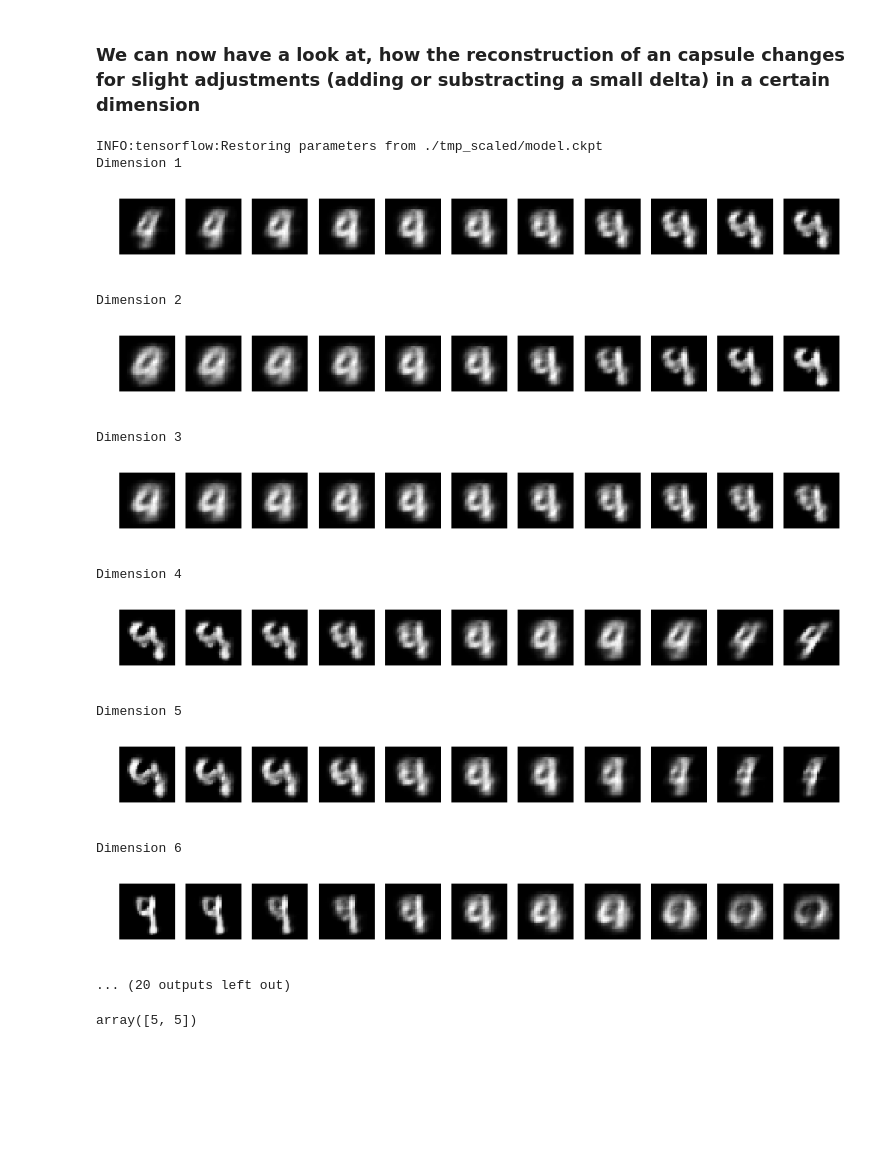
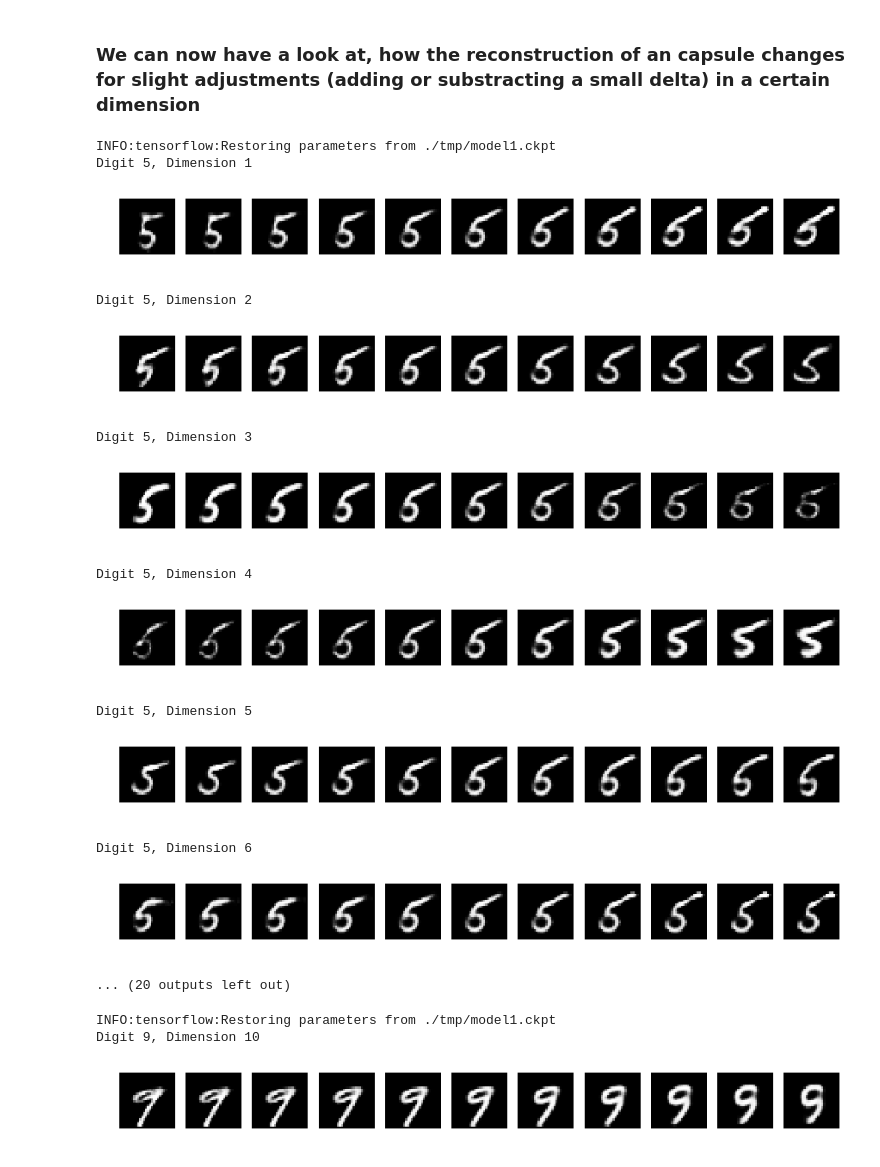
Before and after one commit to lukeeffenberger/caps-net, a Jupyter notebook: dimension_representation.ipynb, the cells around one changed output. Drawn from its saved outputs; the diff is of its cells as text; code cells hidden in the pictures; blank space fills up the shorter version.

```diff
--- a/dimension_representation.ipynb
+++ b/dimension_representation.ipynb
@@ -202,7 +198,7 @@ def random_digit_all_dimensions():
     # Session to look at the reconstructions.
     with tf.Session() as sess:
         # Restore the weights from model.ckpt.
-        saver.restore(sess, "./tmp_scaled/model.ckpt")
+        saver.restore(sess, "./tmp/model1.ckpt")
 
         # Get random image sample for which to look at the perturbed versions.
         generator = mnist_data.get_training_batch(1)
@@ -223,7 +219,7 @@ def random_digit_all_dimensions():
         # For the lists corresponding to all perturbings for one dimension.
         for j, dimension_list in enumerate(perturbed_capsules):
             # Print the current dimension.
-            print('Dimension {}'.format(j+1))
+            print('Digit {}, Dimension {}'.format(label_sample[0], j+1))
             # Initialize a figure.
             fig = plt.figure(figsize = (15,10))
             # For all capsules corresponding to a pertubing with delta in the current dimension.
@@ -254,7 +250,7 @@ def specific_digit_specific_dimension(digit, dimension):
     # Session to look at the reconstructions.
     with tf.Session() as sess:
         # Restore the weights from model.ckpt.
-        saver.restore(sess, "./tmp/model.ckpt")
+        saver.restore(sess, "./tmp/model1.ckpt")
 
         # Get random image sample for which to look at the perturbed versions.
         generator = mnist_data.get_training_batch(1)
@@ -296,22 +292,23 @@ def specific_digit_specific_dimension(digit, dimension):
 # %%
 random_digit_all_dimensions()
 # %% [output]
-INFO:tensorflow:Restoring parameters from ./tmp_scaled/model.ckpt
-Dimension 1
+INFO:tensorflow:Restoring parameters from ./tmp/model1.ckpt
+Digit 5, Dimension 1
-[figure, old version]
+[figure, new version]
-Dimension 2
+Digit 5, Dimension 2
-[figure, old version]
+[figure, new version]
-Dimension 3
+Digit 5, Dimension 3
-[figure, old version]
+[figure, new version]
-Dimension 4
+Digit 5, Dimension 4
-[figure, old version]
+[figure, new version]
-Dimension 5
+Digit 5, Dimension 5
-[figure, old version]
+[figure, new version]
-Dimension 6
+Digit 5, Dimension 6
-[figure, old version]
+[figure, new version]
 ... (20 outputs left out)
-# %%
-x = np.array([1,2,3,4,5,5])
-x[-2:]
-# %% [output]
-array([5, 5])
+# %%
+specific_digit_specific_dimension(9,10)
+# %% [output]
+INFO:tensorflow:Restoring parameters from ./tmp/model1.ckpt
+Digit 9, Dimension 10
+[figure, added]
```
Also changed, not shown: parts of 1 cell of this notebook, 10 other files.
